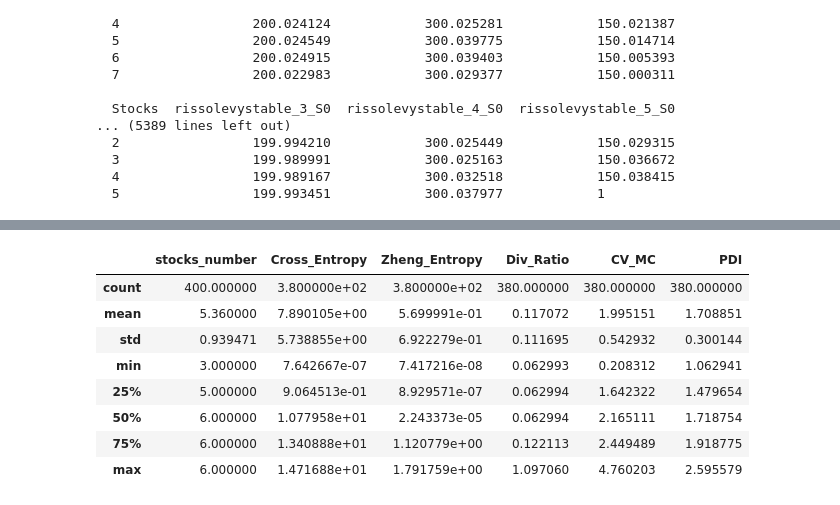
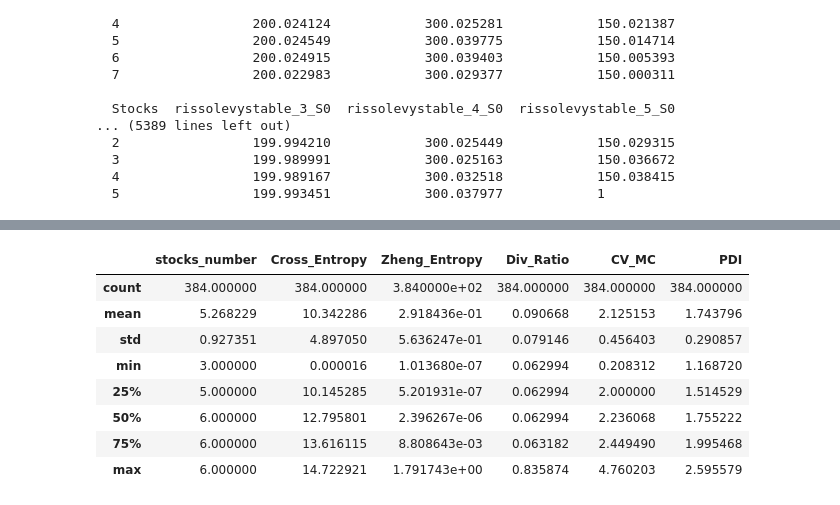
Before and after one commit to nluczywo/indicador, a Jupyter notebook: simu.ipynb, the cells around one changed output, grey strips where cells are left out. Cells and saved outputs as stored; diff of their text form; code cells hidden in the pictures.

```diff
--- a/simu.ipynb
+++ b/simu.ipynb
@@ -107,15 +107,21 @@ resultados_por_ventana
   5                 199.993451            300.037977            1
 # %%
 # --- 0. CONFIGURACIÓN INICIAL ---
-# Se recomienda suprimir el warning común de garpar/pypfopt sobre matrices no positivas
+# Suprimir el warning común de garpar/pypfopt sobre matrices no positivas
 warnings.filterwarnings('ignore', category=UserWarning, message='The covariance matrix is non positive semidefinite. Amending eigenvalues.')
 warnings.filterwarnings('ignore', category=UserWarning, message="No risk_free_rate specified, coercing it")
 # ⚠️ DEFINICIÓN DE LOS OPTIMIZADORES A PROBAR (Asumida)
 optimizadores_a_probar = {
     "max_sharpe": gp.optimize.mean_variance.MVOptimizer(model='max_sharpe'),
     "markowitz_target_return": gp.optimize.mean_variance.Markowitz(target_return=0.001),
-    "markowitz_target_risk1": gp.optimize.mean_variance.Markowitz(target_risk=0.30),
-    "markowitz_target_risk2": gp.optimize.mean_variance.Markowitz(target_risk=0.25),
+    "markowitz_target_risk1": gp.optimize.mean_variance.Markowitz(target_risk=0.325),
+    "markowitz_target_risk2": gp.optimize.mean_variance.Markowitz(target_risk=0.30),
+    "markowitz_target_risk3": gp.optimize.mean_variance.Markowitz(target_risk=0.275),
+    "markowitz_target_risk4": gp.optimize.mean_variance.Markowitz(target_risk=0.225),
+    "markowitz_target_risk5": gp.optimize.mean_variance.Markowitz(target_risk=0.20),
+    "markowitz_target_risk6": gp.optimize.mean_variance.Markowitz(target_risk=0.175),
+
+
 }
 
 rows = []
@@ -244,12 +258,37 @@ df_metricas_simulacion[(df_metricas_simulacion.index.get_level_values('Ventana')
+# %%
+#Eliminar corridas con NaN ===
+# =========================================================================
+
+# 1. Identificar el nivel del índice que representa la "corrida"
+LEVEL_CORRIDA = 'Corrida'
+
+# 2. Inicializar una lista para guardar las corridas (índices) que deben eliminarse
+corridas_a_eliminar = set()
+
+# 3. Iterar sobre las corridas (grupos) para verificar NaNs
+for corrida_id, group_df in df_metricas_simulacion.groupby(level=LEVEL_CORRIDA):
+
+    # 4. Verificar si existe AL MENOS UN NaN en CUALQUIERA de las filas
+    # .isnull() crea un DF booleano, .any(axis=None) verifica si hay True en todo el grupo.
+    if group_df.isnull().any().any():
+        # Si se encuentra un NaN, se añade el ID de la corrida a la lista de eliminación
+        corridas_a_eliminar.add(corrida_id)
+
+# 5. Filtrar el DataFrame original, excluyendo las corridas identificadas
+# Creamos una máscara booleana: True para las corridas que NO están en la lista
+mascara_mantener = ~df_metricas_simulacion.index.get_level_values(LEVEL_CORRIDA).isin(corridas_a_eliminar)
+
+# Aplicar la máscara al DataFrame
+df_metricas_limpio = df_metricas_simulacion[mascara_mantener]
 # %%
-df_metricas_simulacion[df_metricas_simulacion.index.get_level_values('Ventana') == 3].describe()
+df_metricas_limpio[df_metricas_limpio.index.get_level_values('Ventana') == 3].describe()
 # %% [output]
 |  | stocks_number | Cross_Entropy | Zheng_Entropy | Div_Ratio | CV_MC | PDI |
-| count | 400.000000 | 3.800000e+02 | 3.800000e+02 | 380.000000 | 380.000000 | 380.000000 |
-| mean | 5.360000 | 7.890105e+00 | 5.699991e-01 | 0.117072 | 1.995151 | 1.708851 |
-| std | 0.939471 | 5.738855e+00 | 6.922279e-01 | 0.111695 | 0.542932 | 0.300144 |
-| min | 3.000000 | 7.642667e-07 | 7.417216e-08 | 0.062993 | 0.208312 | 1.062941 |
-| 25% | 5.000000 | 9.064513e-01 | 8.929571e-07 | 0.062994 | 1.642322 | 1.479654 |
-| 50% | 6.000000 | 1.077958e+01 | 2.243373e-05 | 0.062994 | 2.165111 | 1.718754 |
-| 75% | 6.000000 | 1.340888e+01 | 1.120779e+00 | 0.122113 | 2.449489 | 1.918775 |
-| max | 6.000000 | 1.471688e+01 | 1.791759e+00 | 1.097060 | 4.760203 | 2.595579 |
+| count | 384.000000 | 384.000000 | 3.840000e+02 | 384.000000 | 384.000000 | 384.000000 |
+| mean | 5.268229 | 10.342286 | 2.918436e-01 | 0.090668 | 2.125153 | 1.743796 |
+| std | 0.927351 | 4.897050 | 5.636247e-01 | 0.079146 | 0.456403 | 0.290857 |
+| min | 3.000000 | 0.000016 | 1.013680e-07 | 0.062994 | 0.208312 | 1.168720 |
+| 25% | 5.000000 | 10.145285 | 5.201931e-07 | 0.062994 | 2.000000 | 1.514529 |
+| 50% | 6.000000 | 12.795801 | 2.396267e-06 | 0.062994 | 2.236068 | 1.755222 |
+| 75% | 6.000000 | 13.616115 | 8.808643e-03 | 0.063182 | 2.449490 | 1.995468 |
+| max | 6.000000 | 14.722921 | 1.791743e+00 | 0.835874 | 4.760203 | 2.595579 |
```
Also changed, not shown: parts of 9 cells of this notebook.
